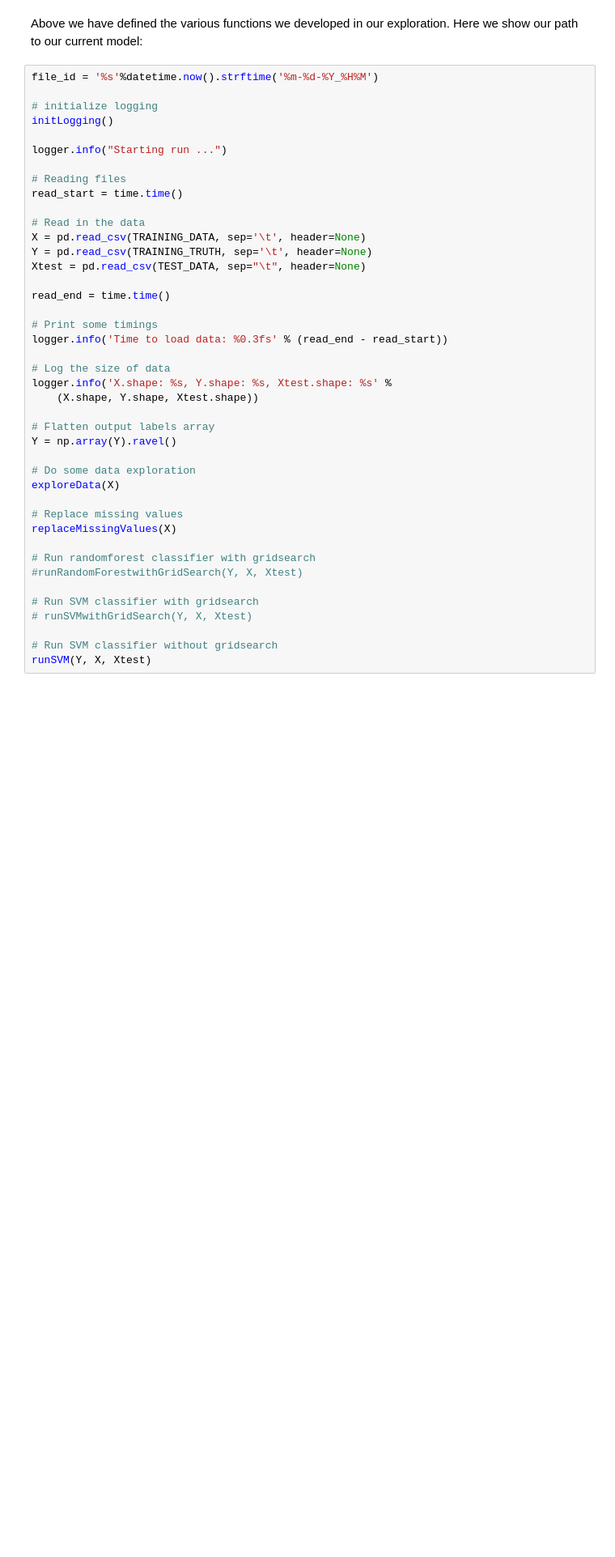
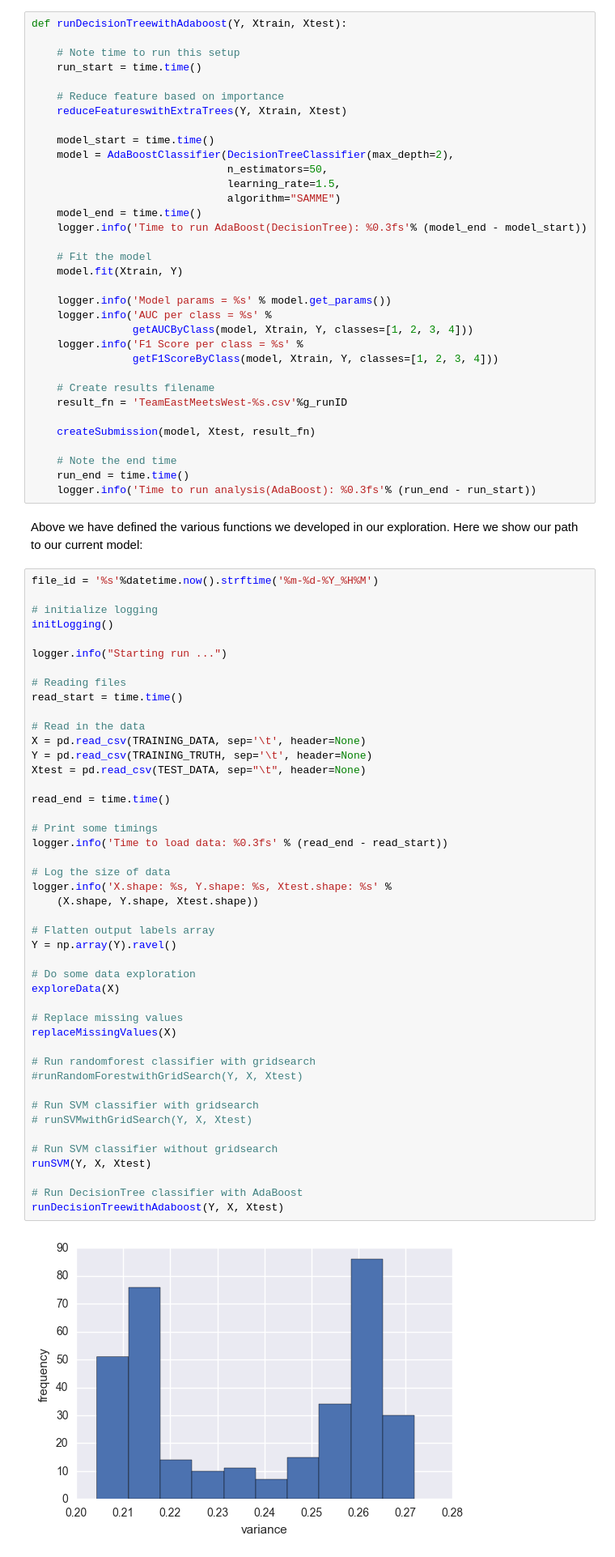
Before and after one commit to cindyliu/team-east-meets-west, a Jupyter notebook: TeamEastMeetsWest.ipynb, the cells around one changed output. Shown at 81% size. Drawn from its saved outputs; the diff is of its cells as text; blank space fills up the shorter version.

Commit message:
didn't pull before pushing, added the AdaBoost code

```diff
--- a/TeamEastMeetsWest.ipynb
+++ b/TeamEastMeetsWest.ipynb
@@ -352,3 +354,37 @@ def runSVMwithGridSearch(Y, Xtrain, Xtest):
+# %%
+def runDecisionTreewithAdaboost(Y, Xtrain, Xtest):
+
+    # Note time to run this setup
+    run_start = time.time()
+
+    # Reduce feature based on importance
+    reduceFeatureswithExtraTrees(Y, Xtrain, Xtest)
+
+    model_start = time.time()
+    model = AdaBoostClassifier(DecisionTreeClassifier(max_depth=2),
+                               n_estimators=50,
+                               learning_rate=1.5,
+                               algorithm="SAMME")
+    model_end = time.time()
+    logger.info('Time to run AdaBoost(DecisionTree): %0.3fs'% (model_end - model_start))
+
+    # Fit the model
+    model.fit(Xtrain, Y)
+
+    logger.info('Model params = %s' % model.get_params())
+    logger.info('AUC per class = %s' %
+                getAUCByClass(model, Xtrain, Y, classes=[1, 2, 3, 4]))
+    logger.info('F1 Score per class = %s' %
+                getF1ScoreByClass(model, Xtrain, Y, classes=[1, 2, 3, 4]))
+
+    # Create results filename
+    result_fn = 'TeamEastMeetsWest-%s.csv'%g_runID
+
+    createSubmission(model, Xtest, result_fn)
+
+    # Note the end time
+    run_end = time.time()
+    logger.info('Time to run analysis(AdaBoost): %0.3fs'% (run_end - run_start))
 # %% [markdown]
 Above we have defined the various functions we developed in our exploration. Here we show our path to our current model:
 # %%
@@ -366,30 +402,35 @@ read_start = time.time()
 X = pd.read_csv(TRAINING_DATA, sep='\t', header=None)
 Y = pd.read_csv(TRAINING_TRUTH, sep='\t', header=None)
 Xtest = pd.read_csv(TEST_DATA, sep="\t", header=None)
 
 read_end = time.time()
 
 # Print some timings
 logger.info('Time to load data: %0.3fs' % (read_end - read_start))
 
 # Log the size of data
 logger.info('X.shape: %s, Y.shape: %s, Xtest.shape: %s' %
     (X.shape, Y.shape, Xtest.shape))
 
 # Flatten output labels array
 Y = np.array(Y).ravel()
 
 # Do some data exploration
 exploreData(X)
 
 # Replace missing values
 replaceMissingValues(X)
 
 # Run randomforest classifier with gridsearch
 #runRandomForestwithGridSearch(Y, X, Xtest)
 
 # Run SVM classifier with gridsearch
 # runSVMwithGridSearch(Y, X, Xtest)
 
 # Run SVM classifier without gridsearch
 runSVM(Y, X, Xtest)
+
+# Run DecisionTree classifier with AdaBoost
+runDecisionTreewithAdaboost(Y, X, Xtest)
+# %% [output]
+[figure, added]
```
Also changed, not shown: parts of 2 cells of this notebook.
